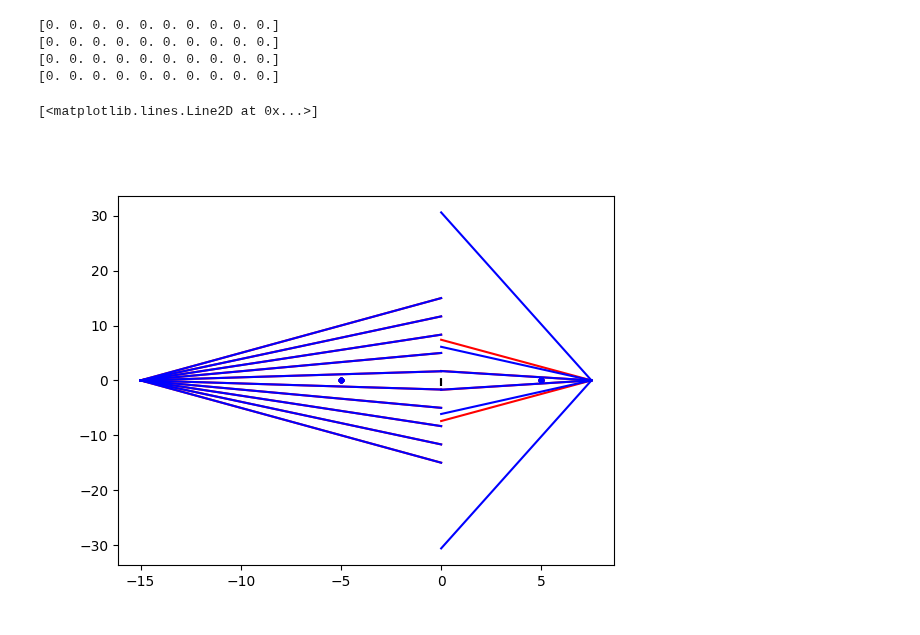
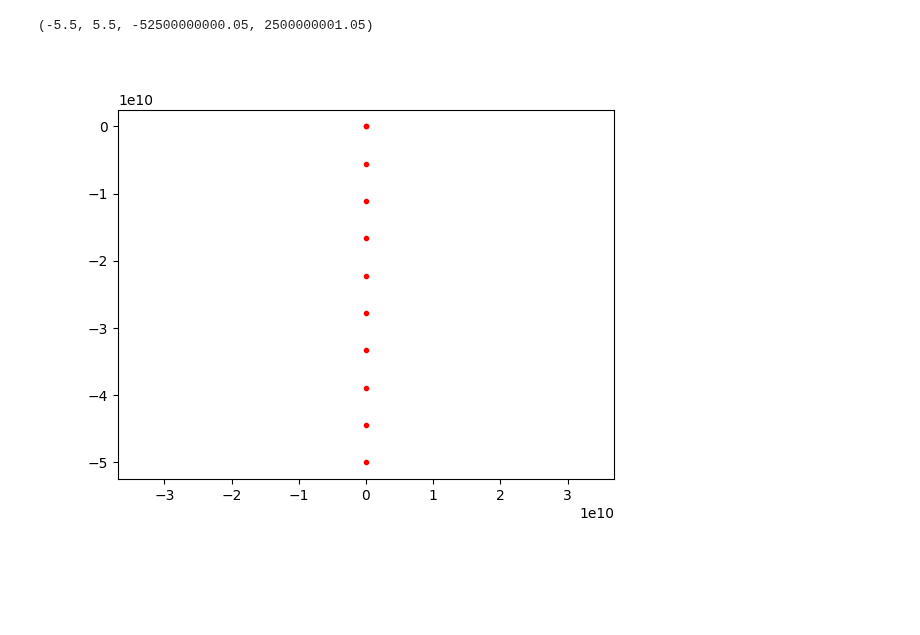
Before and after one commit to DavidLanders95/MonteCarloMS, a Jupyter notebook: lens.ipynb, the cells around one changed output. Cells and saved outputs as stored; diff of their text form; code cells hidden in the pictures; blank space fills up the shorter version.

```diff
--- a/lens.ipynb
+++ b/lens.ipynb
@@ -122,58 +140,41 @@ thickness = 0.0
 pp_1 = lens_z - thickness / 2.0
 pp_2 = lens_z + thickness / 2.0
 
-m_p = -0.5
+m_p = -1e-11
 f = 5
 
-# if np.abs(m_p) < 1e-10:
-#     z1 = -f
-#     z2 = f
-# else:
-#     z1 = f * ((1 / m_p) - 1)
-
-z1 = f * ((1 / m_p) - 1)
-z2 = f * (1 - m_p)
+if np.abs(m_p) < 1e-10:
+    z1 = f * (-1)
+    z2 = f * (1)
 
 N = 10
 x1 = np.linspace(-0.0, 0.0, N)
-y1 = np.linspace(-0, 0, N)
+y1 = np.linspace(0, 1.0, N)
 
 vx1 = np.linspace(0, 0, N)
-vy1 = np.linspace(-1, 1, N)
+vy1 = np.linspace(-0, 0, N)
 vz1 = 1.0
 # %%
-x2, y2, u1, v1, u2, v2, x1_hat, y1_hat, x2_hat, y2_hat = perfect_lens_coords(x1, y1, z1, vx1, vy1, vz1, z2, f, m_p, fourier_lens=1)
+x2, y2, u1, v1, u2, v2, x1_hat, y1_hat, x2_hat, y2_hat = perfect_lens_coords(x1, y1, z1, vx1, vy1, vz1, z2, f, m_p, fourier_lens=0)
 
 plt.figure()
 plt.vlines(pp_1, -1, 1, linestyle = '--', color = 'k')
 plt.vlines(pp_2,  -1, 1, linestyle = '--', color = 'k')
 
 pp_1s = np.linspace(pp_1, pp_1, N)
 pp_2s = np.linspace(pp_2, pp_2, N)
 z1s = np.linspace(z1, z1, N)
 z2s = np.linspace(z2, z2, N)
 fs = np.linspace(f, f, N)
+
 # plt.plot([z1s + pp_1s, pp_1s], [y1, np.zeros(y1.shape)], '-k')
 plt.plot([z1s + pp_1s, pp_1s], [y1, v1], '-r')
+plt.plot([], [], '-r', label = 'Fourier Lens')
 # plt.plot([pp_2s, z2s + pp_2s], [np.zeros(y1.shape), y2], '-k')
 plt.plot([pp_2s, z2s + pp_2s], [v2, y2], '-r')
 plt.plot(-fs + pp_1, y1_hat, '.r')
 plt.plot(fs + pp_2, y2_hat, '.r')
-# plt.axis('equal')
-
-x2, y2, u1, v1, u2, v2, x1_hat, y1_hat, x2_hat, y2_hat = perfect_lens_coords(x1, y1, z1, vx1, vy1, vz1, z2, f, m_p, fourier_lens=0)
-
-# plt.plot([z1s + pp_1s, pp_1s], [y1, np.zeros(y1.shape)], '-k')
-plt.plot([z1s + pp_1s, pp_1s], [y1, v1], '-b')
-# plt.plot([pp_2s, z2s + pp_2s], [np.zeros(y1.shape), y2], '-k')
-plt.plot([pp_2s, z2s + pp_2s], [v2, y2], '-b')
-plt.plot(-fs + pp_1, y1_hat, '.b')
-plt.plot(fs + pp_2, y2_hat, '.b')
-# plt.axis('equal')
+plt.axis('equal')
 # %% [output]
-[0. 0. 0. 0. 0. 0. 0. 0. 0. 0.]
-[0. 0. 0. 0. 0. 0. 0. 0. 0. 0.]
-[0. 0. 0. 0. 0. 0. 0. 0. 0. 0.]
-[0. 0. 0. 0. 0. 0. 0. 0. 0. 0.]
+(-5.5, 5.5, -52500000000.05, 2500000001.05)
-[<matplotlib.lines.Line2D at 0x...>]
-[figure, old version]
+[figure, new version]
```
Also changed, not shown: parts of 3 cells of this notebook.
